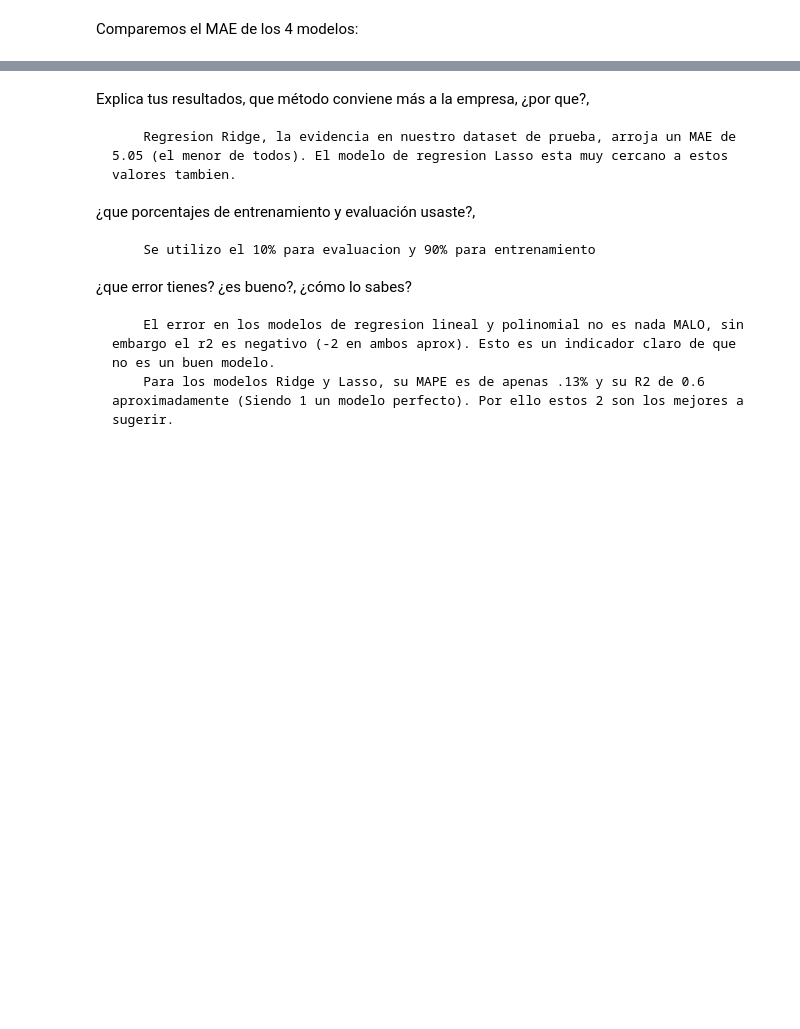
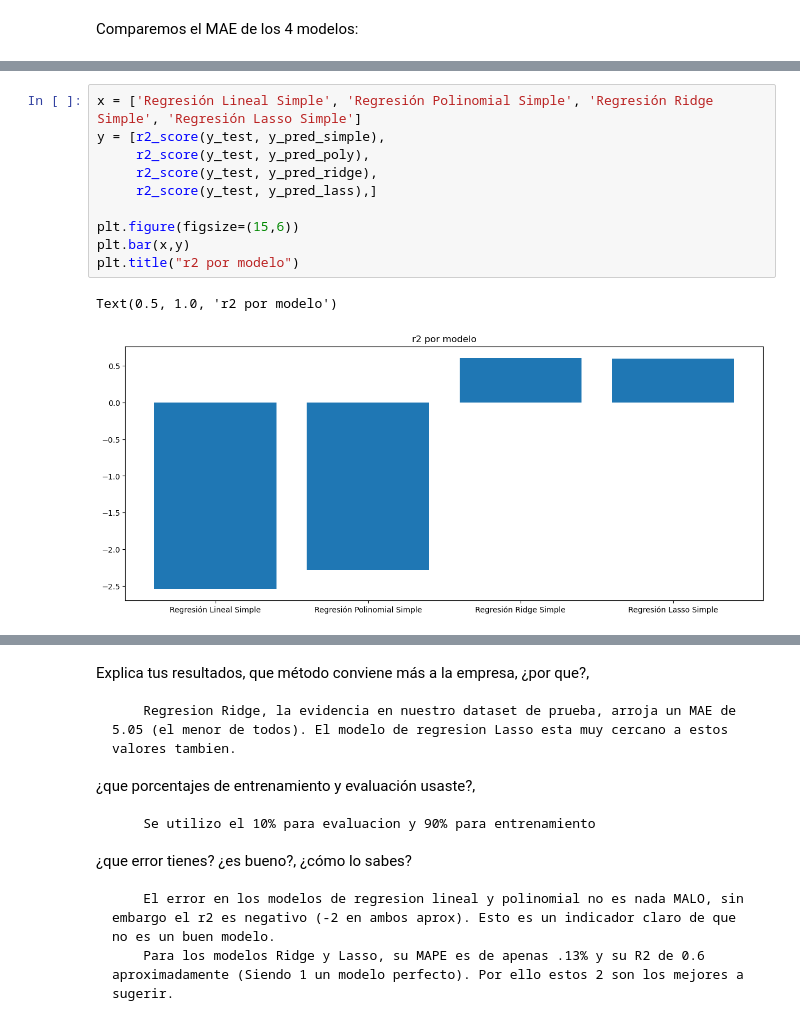
Before and after one commit to PosgradoMNA/actividades-de-aprendizaje-A01150931, a Jupyter notebook: semana8_kmeans/TecMty_Regresion_lineal_polinomial.ipynb, the cells around one changed output, grey strips where cells are left out. Drawn from its saved outputs; the diff is of its cells as text; blank space fills up the shorter version.

```diff
--- a/semana8_kmeans/TecMty_Regresion_lineal_polinomial.ipynb
+++ b/semana8_kmeans/TecMty_Regresion_lineal_polinomial.ipynb
@@ -323,0 +307,13 @@ Porcentaje de error medio Absoluto (MAPE) Lasso: 0.13255151546818536
+# %%
+x = ['Regresión Lineal Simple', 'Regresión Polinomial Simple', 'Regresión Ridge Simple', 'Regresión Lasso Simple']
+y = [r2_score(y_test, y_pred_simple),
+     r2_score(y_test, y_pred_poly),
+     r2_score(y_test, y_pred_ridge),
+     r2_score(y_test, y_pred_lass),]
+
+plt.figure(figsize=(15,6))
+plt.bar(x,y)
+plt.title("r2 por modelo")
+# %% [output]
+Text(0.5, 1.0, 'r2 por modelo')
+[figure, added]
```
Also changed, not shown: parts of 5 cells of this notebook.
